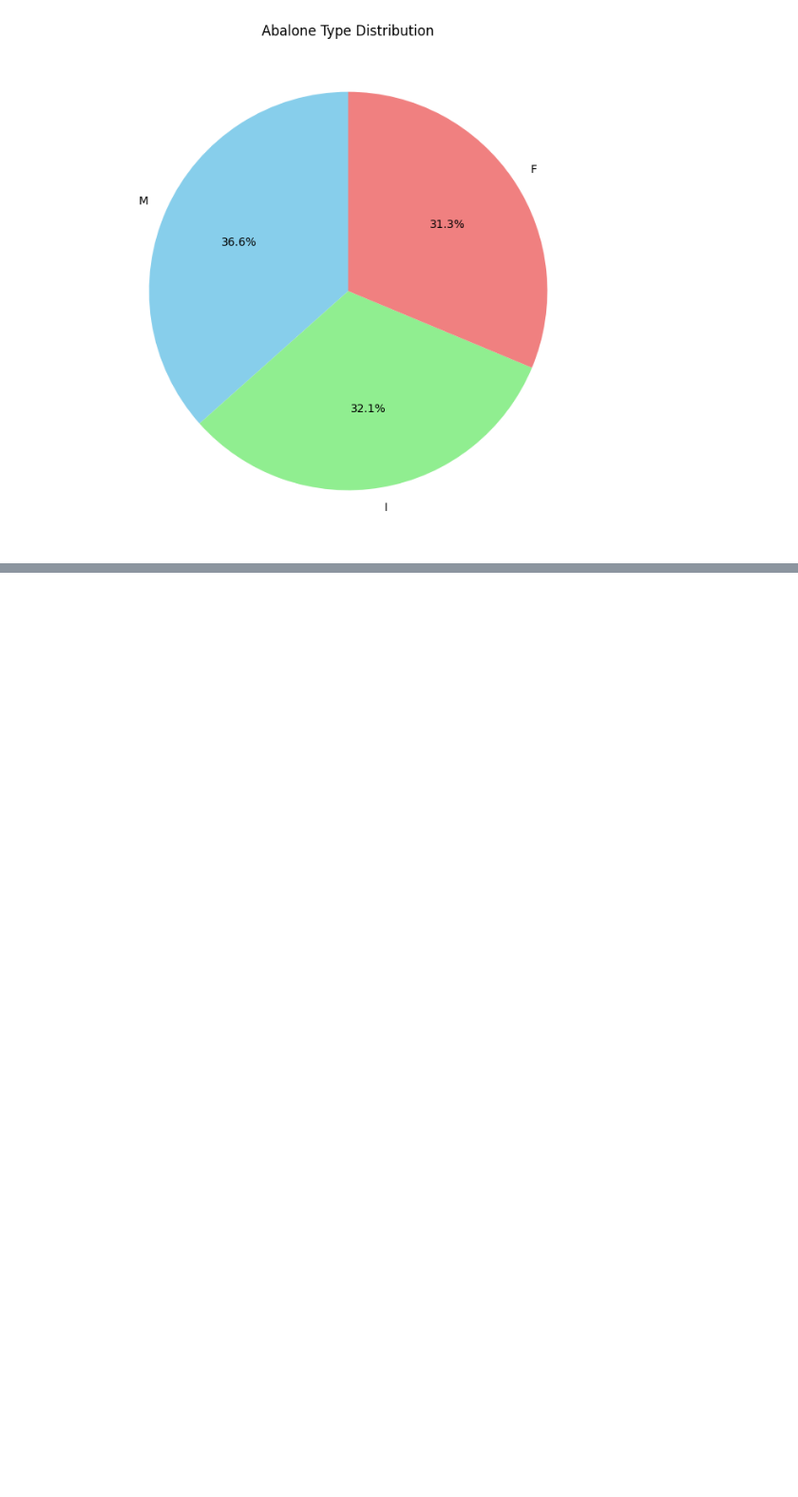
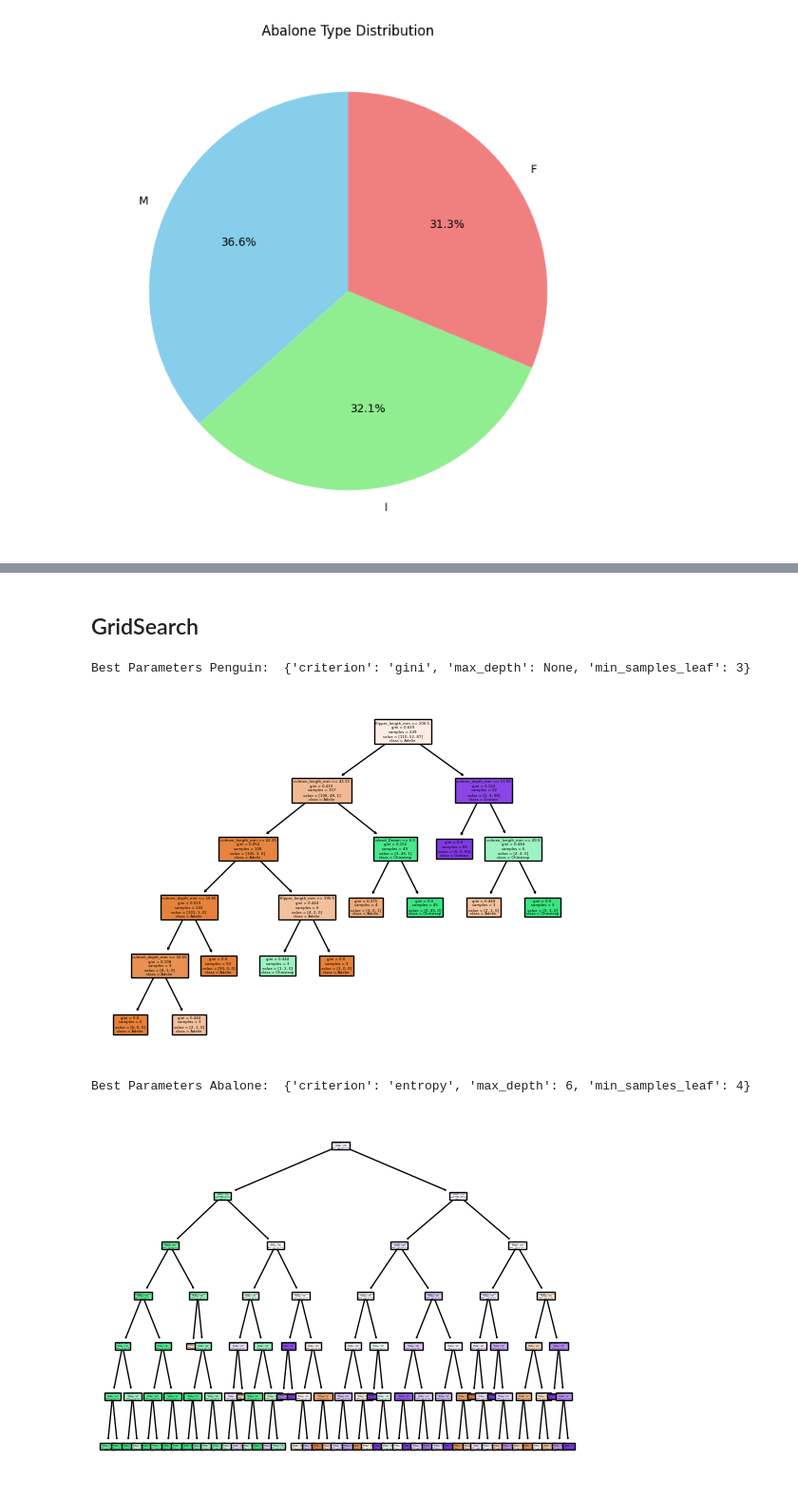
Before and after one commit to ryanwong2000/COMP472-project, a Jupyter notebook: A1-472/A1.ipynb, the cells around one changed output, grey strips where cells are left out. Shown at 95% size. Saved outputs shown, nothing was run; the diff lists cells and outputs as text; code cells hidden in the pictures; blank space fills up the shorter version.

```diff
--- a/A1-472/A1.ipynb
+++ b/A1-472/A1.ipynb
@@ -91,0 +121,34 @@ Penguin Accuracy:  1.0
+# %% [markdown]
+## GridSearch
+# %%
+param_grid = {
+    'criterion': ['gini', 'entropy'],
+    'max_depth': [2 , 6 , None],
+    'min_samples_leaf': [ 4 , 3,  6 ]
+}
+grid_search_penguin = GridSearchCV(DecisionTreeClassifier(), param_grid)
+grid_search_penguin.fit(X_penguin_train, y_penguin_train)
+print("Best Parameters Penguin: ", grid_search_penguin.best_params_)
+y_penguin_pred = grid_search_penguin.predict(X_penguin_test)
+confusion_matrix_penguin = confusion_matrix(y_penguin_test, y_penguin_pred)
+print("Confusion Matrix Penguin: ", confusion_matrix_penguin)
+penguin_f1 = f1_score(y_penguin_test, y_penguin_pred, average='weighted')
+print("Penguin F1 Score: ", penguin_f1)
+penguin_precision = precision_score(y_penguin_test, y_penguin_pred, average='weighted')
+print("Penguin Precision: ", penguin_precision)
+penguin_recall = recall_score(y_penguin_test, y_penguin_pred, average='weighted')
+print("Penguin Recall: ", penguin_recall)
+
+plot_tree(grid_search_penguin.best_estimator_, filled=True, feature_names=X_penguin.columns, class_names=y_penguin.unique())
+plt.show()
+
+grid_search_abalone = GridSearchCV(DecisionTreeClassifier(), param_grid, scoring='f1_weighted')
+grid_search_abalone.fit(X_abalone_train, y_abalone_train)
+print("Best Parameters Abalone: ", grid_search_abalone.best_params_)
+plot_tree(grid_search_abalone.best_estimator_, filled=True, feature_names=X_abalone.columns, class_names=y_abalone.unique())
+plt.show()
+# %% [output]
+Best Parameters Penguin:  {'criterion': 'gini', 'max_depth': None, 'min_samples_leaf': 3}
+[figure, added]
+Best Parameters Abalone:  {'criterion': 'entropy', 'max_depth': 6, 'min_samples_leaf': 4}
+[figure, added]
```
Also changed, not shown: parts of 17 cells of this notebook.
